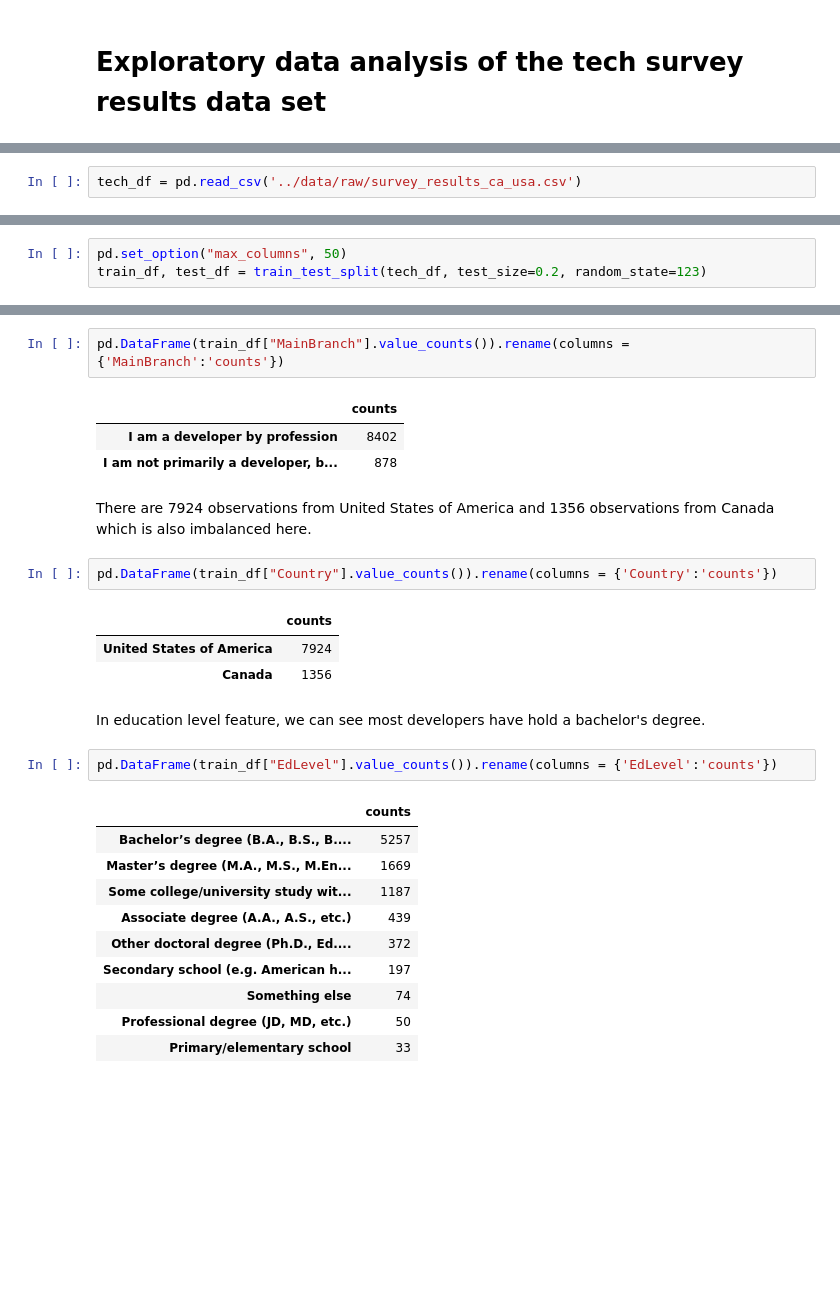
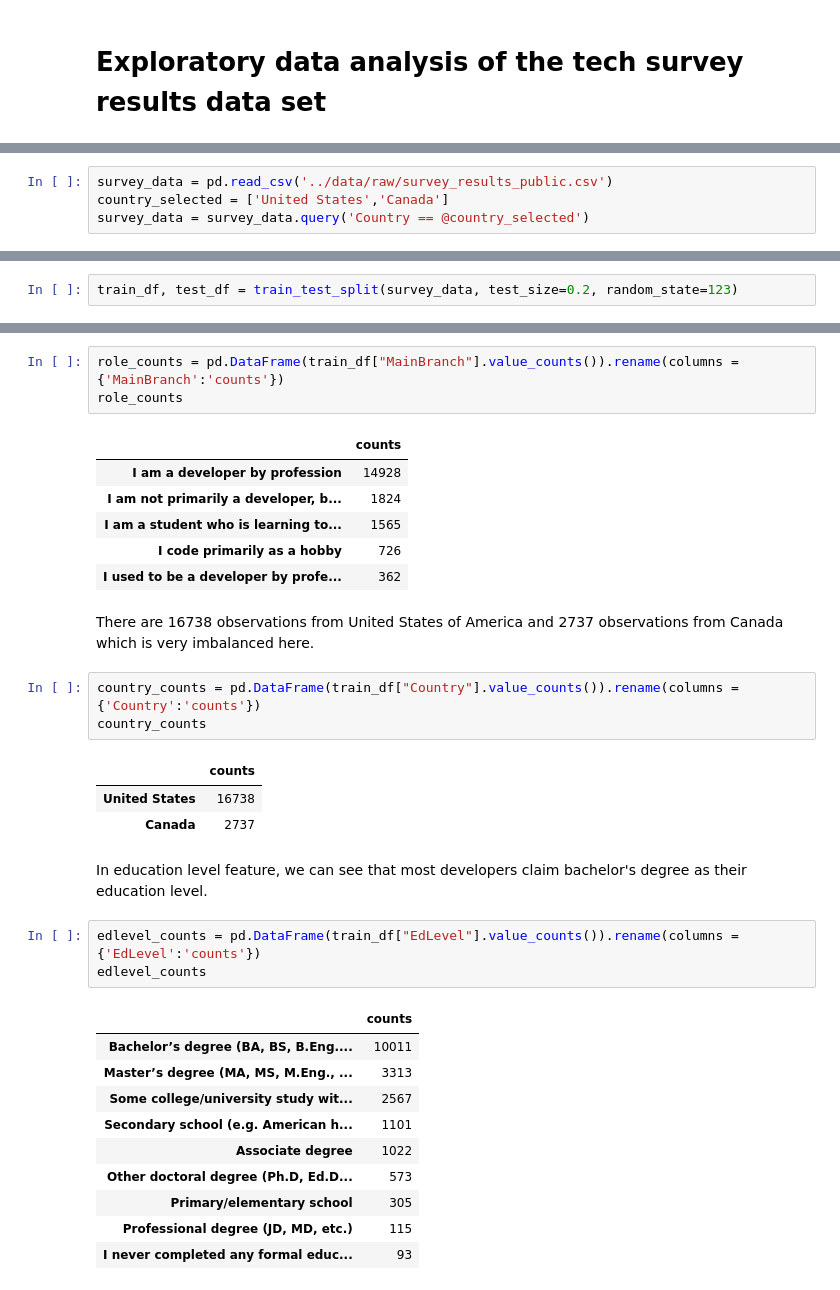
Before and after one commit to UBC-MDS/tech_salary_predictor_canada_us, a Jupyter notebook: src/EDA1.ipynb, the cells around one changed output, grey strips where cells are left out. Drawn from its saved outputs; the diff is of its cells as text; blank space fills up the shorter version.

```diff
--- a/src/EDA1.ipynb
+++ b/src/EDA1.ipynb
@@ -38,2 +12,4 @@ from sklearn.tree import DecisionTreeClassifier
 # %%
-tech_df = pd.read_csv('../data/raw/survey_results_ca_usa.csv')
+survey_data = pd.read_csv('../data/raw/survey_results_public.csv')
+country_selected = ['United States','Canada']
+survey_data = survey_data.query('Country == @country_selected')
@@ -74,3 +22,2 @@ Before proceeding further, we will split the data such that 80% of observations
 # %%
-pd.set_option("max_columns", 50)
-train_df, test_df = train_test_split(tech_df, test_size=0.2, random_state=123)
+train_df, test_df = train_test_split(survey_data, test_size=0.2, random_state=123)
@@ -133,29 +47,35 @@ Since we only want to look into the top five significant features of salary pred
 # %%
-pd.DataFrame(train_df["MainBranch"].value_counts()).rename(columns = {'MainBranch':'counts'})
+role_counts = pd.DataFrame(train_df["MainBranch"].value_counts()).rename(columns = {'MainBranch':'counts'})
+role_counts
 # %% [output]
 |  | counts |
-| I am a developer by profession | 8402 |
-| I am not primarily a developer, b... | 878 |
+| I am a developer by profession | 14928 |
+| I am not primarily a developer, b... | 1824 |
+| I am a student who is learning to... | 1565 |
+| I code primarily as a hobby | 726 |
+| I used to be a developer by profe... | 362 |
 # %% [markdown]
-There are 7924 observations from United States of America and 1356 observations from Canada which is also imbalanced here.
+There are 16738 observations from United States of America and 2737 observations from Canada which is very imbalanced here.
 # %%
-pd.DataFrame(train_df["Country"].value_counts()).rename(columns = {'Country':'counts'})
+country_counts = pd.DataFrame(train_df["Country"].value_counts()).rename(columns = {'Country':'counts'})
+country_counts
 # %% [output]
 |  | counts |
-| United States of America | 7924 |
-| Canada | 1356 |
+| United States | 16738 |
+| Canada | 2737 |
 # %% [markdown]
-In education level feature, we can see most developers have hold a bachelor's degree.
+In education level feature, we can see that most developers claim bachelor's degree as their education level.
 # %%
-pd.DataFrame(train_df["EdLevel"].value_counts()).rename(columns = {'EdLevel':'counts'})
+edlevel_counts = pd.DataFrame(train_df["EdLevel"].value_counts()).rename(columns = {'EdLevel':'counts'})
+edlevel_counts
 # %% [output]
 |  | counts |
-| Bachelor’s degree (B.A., B.S., B.... | 5257 |
-| Master’s degree (M.A., M.S., M.En... | 1669 |
-| Some college/university study wit... | 1187 |
-| Associate degree (A.A., A.S., etc.) | 439 |
-| Other doctoral degree (Ph.D., Ed.... | 372 |
-| Secondary school (e.g. American h... | 197 |
-| Something else | 74 |
-| Professional degree (JD, MD, etc.) | 50 |
-| Primary/elementary school | 33 |
+| Bachelor’s degree (BA, BS, B.Eng.... | 10011 |
+| Master’s degree (MA, MS, M.Eng., ... | 3313 |
+| Some college/university study wit... | 2567 |
+| Secondary school (e.g. American h... | 1101 |
+| Associate degree | 1022 |
+| Other doctoral degree (Ph.D, Ed.D... | 573 |
+| Primary/elementary school | 305 |
+| Professional degree (JD, MD, etc.) | 115 |
+| I never completed any formal educ... | 93 |
```
Also changed, not shown: parts of 24 cells of this notebook.
